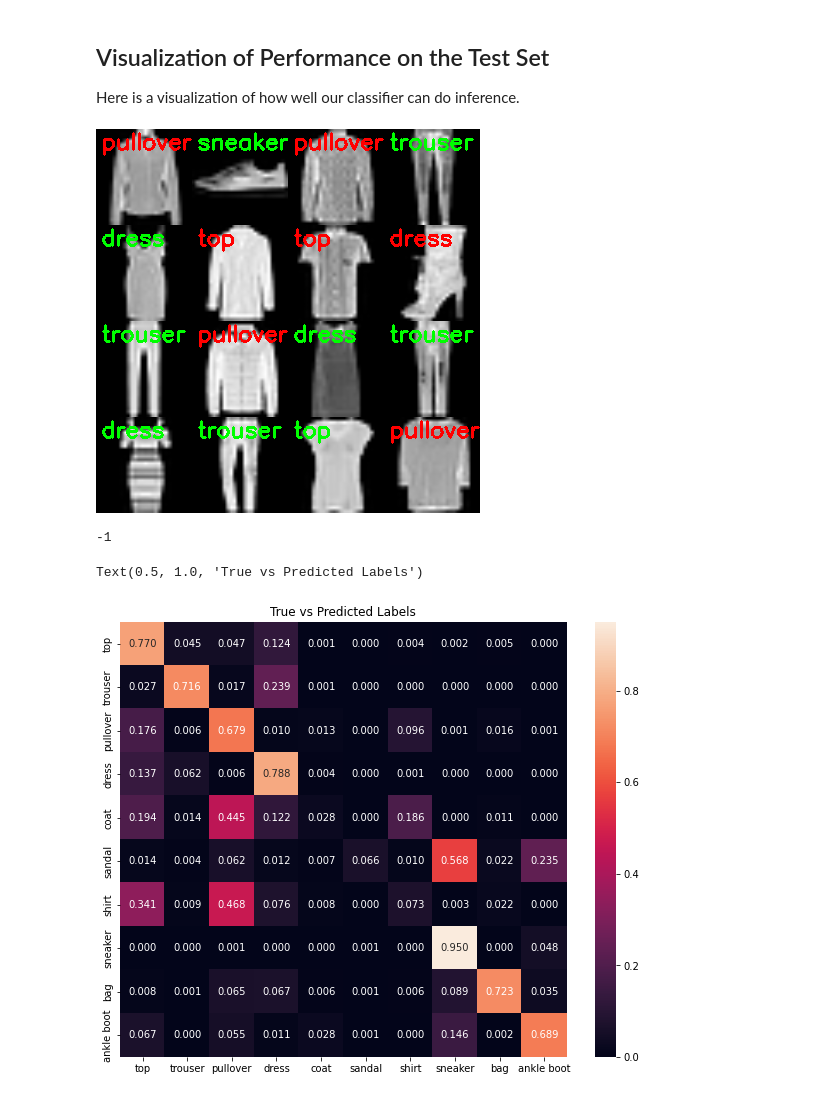
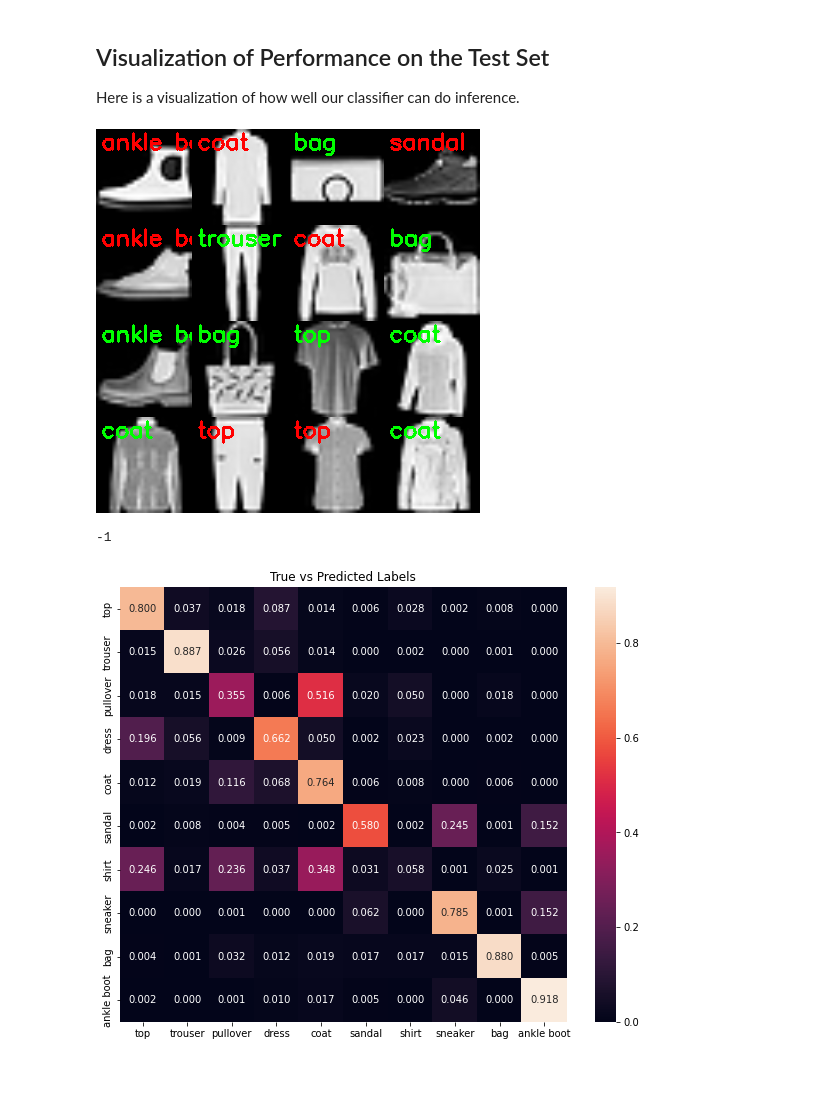
Before and after one commit to dvncrtr/AIML_Bootcamp_08222, a Jupyter notebook: Fashion_MNIST_Competition.ipynb, the cells around one changed output. Cells and saved outputs as stored; diff of their text form; code cells hidden in the pictures.

```diff
--- a/Fashion_MNIST_Competition.ipynb
+++ b/Fashion_MNIST_Competition.ipynb
@@ -70,9 +70,9 @@ os.environ['TF_CPP_MIN_LOG_LEVEL'] = "2"
 # %% [markdown]
 ## Set Up Variables
 # %%
-epochs = 300                 # Number of Training Epochs
+epochs = 400                 # Number of Training Epochs
 num_classes = 10            # This is the number of classes in the Fashion MNIST dataset
-batch_size = 2500            # This parameter can be adjusted
+batch_size = 700            # This parameter can be adjusted
 img_rows, img_cols = 28, 28 # Pixel sizes of the Images in the Dataset
 # %% [markdown]
 ## Gather and Process Fashion MNIST data
@@ -146,7 +146,7 @@ datagen = ImageDataGenerator(rotation_range=0.5,
 #
 #datagen = ImageDataGenerator(rotation_range=5)
 #datagen = ImageDataGenerator(preprocessing_function=tf.keras.applications.vgg16.preprocess_input)
-datagen = ImageDataGenerator(rotation_range=40,
+datagen = ImageDataGenerator(rotation_range=10,
                              width_shift_range=0.2,
                              height_shift_range=0.2,
                              shear_range=0.2,
@@ -169,7 +169,7 @@ datagen.fit(x_train)
 #
 model = Sequential()
 
-model.add(Conv2D(128, kernel_size=(3,3), input_shape=input_shape))
+model.add(Conv2D(128, kernel_size=(5,5), input_shape=input_shape))
 model.add(Dropout(0.1))
 model.add(Activation('relu'))
 model.add(Conv2D(64, kernel_size=(3,3)))
@@ -180,7 +180,7 @@ model.add(Activation('relu'))
 model.add(Flatten())
 model.add(Dense(128))
 model.add(Activation('relu'))
-model.add(Dropout(0.3))
+model.add(Dropout(0.6))
 model.add(Dense(num_classes, activation="softmax"))
 
 my_callbacks = [ModelCheckpoint('model_out.hdf5', monitor='acc', save_best_only=True, period=1)]
@@ -320,18 +320,17 @@ montage = build_montages(images, (96, 96), (4, 4))[0]
 cv2_imshow( montage)
 cv2.waitKey(0)
 # %% [output]
-[figure, old version]
+[figure, new version]
 -1
 # %%
 from seaborn import heatmap
 allprobs = model.predict(x_test)
 preds = allprobs.argmax(axis=1)
 conmat = confusion_matrix(y_dec,preds,normalize='true')
 fig,ax = plt.subplots(figsize = (10,8));
-heatmap(conmat, annot=True, fmt="0.3f", ax=ax);
+heatmap(conmat, annot=True, fmt="0.3f", ax=ax, cmap="rocket");
 ax.set_xticklabels(labelNames);
 ax.set_yticklabels(labelNames);
 ax.set_title("True vs Predicted Labels");
 # %% [output]
-Text(0.5, 1.0, 'True vs Predicted Labels')
-[figure, old version]
+[figure, new version]
```
Also changed, not shown: parts of 2 cells of this notebook.
